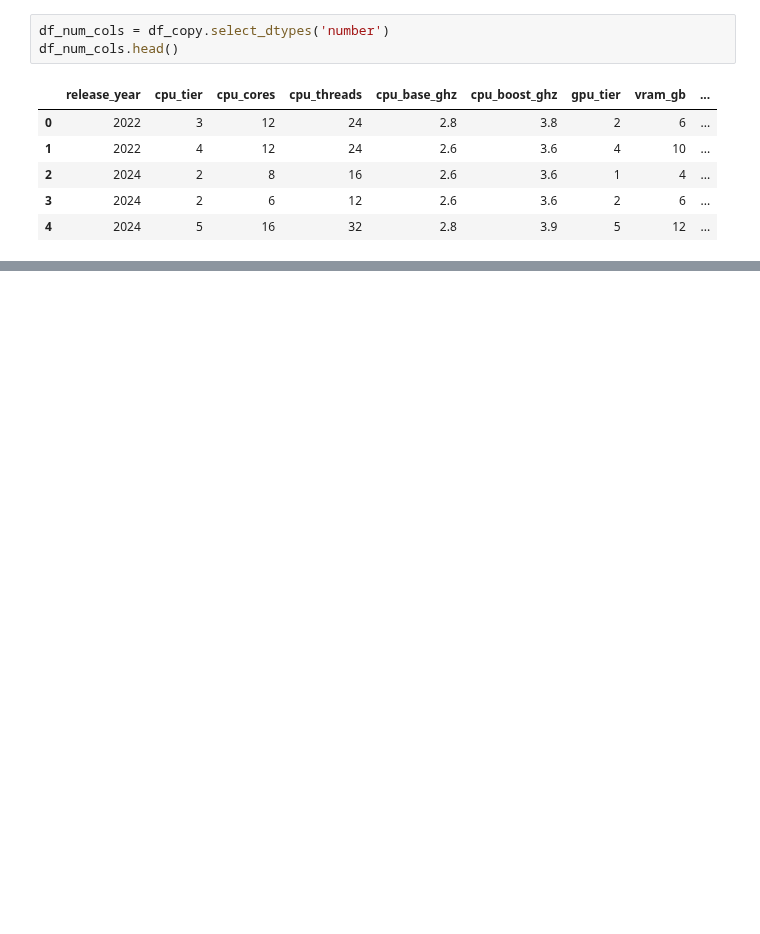
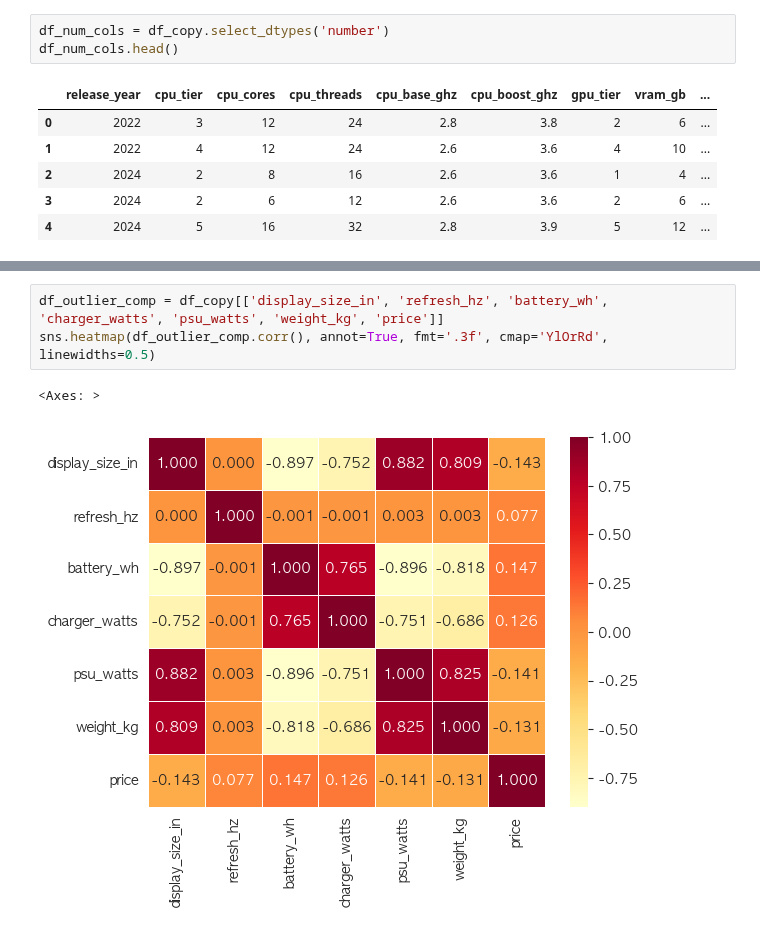
Before and after one commit to icesnake72/aice, a Jupyter notebook: ex01.ipynb, the cells around one changed output, grey strips where cells are left out. Cells and saved outputs as stored; diff of their text form; blank space fills up the shorter version.

```diff
--- a/ex01.ipynb
+++ b/ex01.ipynb
@@ -131,0 +154,6 @@ IQR: 783.9999999999998
+# %%
+df_outlier_comp = df_copy[['display_size_in', 'refresh_hz', 'battery_wh', 'charger_watts', 'psu_watts', 'weight_kg', 'price']]
+sns.heatmap(df_outlier_comp.corr(), annot=True, fmt='.3f', cmap='YlOrRd', linewidths=0.5)
+# %% [output]
+<Axes: >
+[figure, added]
```
Also changed, not shown: parts of 16 cells of this notebook, 2 other files.
